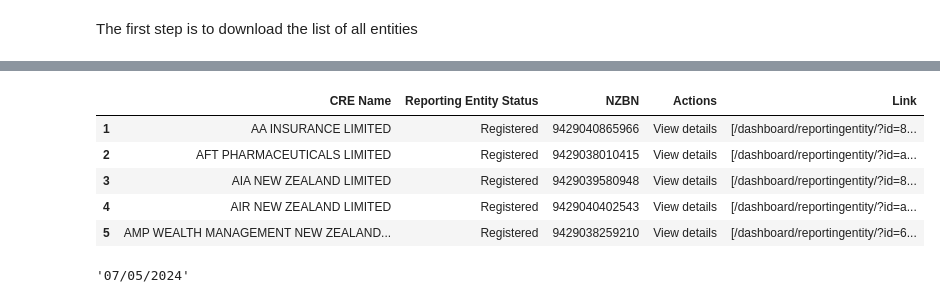
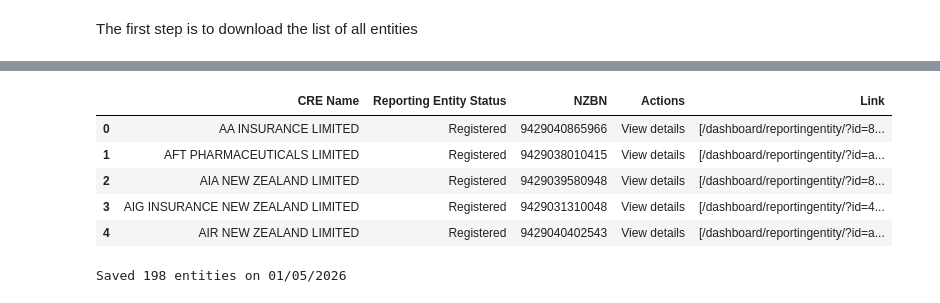
Before and after one commit to quyennguyen2201/LLM_climaterisk_2026, a Jupyter notebook: scripts/0-scrapping_climate_risk_disclosure.ipynb, the cells around one changed output, grey strips where cells are left out. Cells and saved outputs as stored; diff of their text form; code cells hidden in the pictures.

```diff
--- a/scripts/0-scrapping_climate_risk_disclosure.ipynb
+++ b/scripts/0-scrapping_climate_risk_disclosure.ipynb
@@ -67,6 +50,17 @@ selenium.__version__
 # %%
-## Edit accordingly to the file path where an instance of the classes are existing
-os.chdir(path=r'C:\Users\QuyenN\Offline work\1.GNS\5-Climate risk disclosure\Classes')
-import WebScrapeClass
-import TableBuilderClass
-import TableTidyandSaveClass
+# ── Configuration ──────────────────────────────────────────────────────────────
+BASE_URL      = 'https://crd-app.companiesoffice.govt.nz'
+DASHBOARD_URL = f'{BASE_URL}/dashboard/'
+
+# Output folder for CSVs and PDFs — update if running on a different machine
+FOLDER     = r'C:\Users\QuyenN\OneDrive - ESNZ\Offline_work\2_GNS\19_LLM_ClimateRisk2026\3-Webscrapping & PDF disclosure'
+PDF_FOLDER = os.path.join(FOLDER, 'pdfs_2026')
+
+os.makedirs(PDF_FOLDER, exist_ok=True)
+
+# Reporting-period years to target for PDF download
+TARGET_YEARS = [2024, 2025]
+
+print(f"CSV output  : {FOLDER}")
+print(f"PDF output  : {PDF_FOLDER}")
+print(f"Target years: {TARGET_YEARS}")
@@ -178,19 +187,19 @@ Z ENERGY LIMITED Registered 9429040935874
 # %%
-table_final.columns = ['CRE Name','Reporting Entity Status','NZBN','Actions','Link']
-table_final.drop(0, inplace=True)
+table_final.columns = ['CRE Name', 'Reporting Entity Status', 'NZBN', 'Actions', 'Link']
+table_final.drop(index=0, inplace=True)
+table_final.reset_index(drop=True, inplace=True)
 table_final.head(5)
 # %% [output]
 |  | CRE Name | Reporting Entity Status | NZBN | Actions | Link |
-| 1 | AA INSURANCE LIMITED | Registered | 9429040865966 | View details | [/dashboard/reportingentity/?id=8... |
-| 2 | AFT PHARMACEUTICALS LIMITED | Registered | 9429038010415 | View details | [/dashboard/reportingentity/?id=a... |
-| 3 | AIA NEW ZEALAND LIMITED | Registered | 9429039580948 | View details | [/dashboard/reportingentity/?id=8... |
+| 0 | AA INSURANCE LIMITED | Registered | 9429040865966 | View details | [/dashboard/reportingentity/?id=8... |
+| 1 | AFT PHARMACEUTICALS LIMITED | Registered | 9429038010415 | View details | [/dashboard/reportingentity/?id=a... |
+| 2 | AIA NEW ZEALAND LIMITED | Registered | 9429039580948 | View details | [/dashboard/reportingentity/?id=8... |
+| 3 | AIG INSURANCE NEW ZEALAND LIMITED | Registered | 9429031310048 | View details | [/dashboard/reportingentity/?id=4... |
 | 4 | AIR NEW ZEALAND LIMITED | Registered | 9429040402543 | View details | [/dashboard/reportingentity/?id=a... |
-| 5 | AMP WEALTH MANAGEMENT NEW ZEALAND... | Registered | 9429038259210 | View details | [/dashboard/reportingentity/?id=6... |
 # %%
 today = date.today().strftime("%d/%m/%Y")
-table_final.to_csv(f'{folder}/table_final.csv')
+table_final.to_csv(os.path.join(FOLDER,'pdfs_2026', 'List_of_reporting_firms_2026.csv'), index=False)
+print(f"Saved {len(table_final)} entities on {today}")
+# %% [output]
+Saved 198 entities on 01/05/2026
-# %%
-today
-# %% [output]
-'07/05/2024'
 # %%
```
Also changed, not shown: parts of 22 cells of this notebook, 1 other file.
